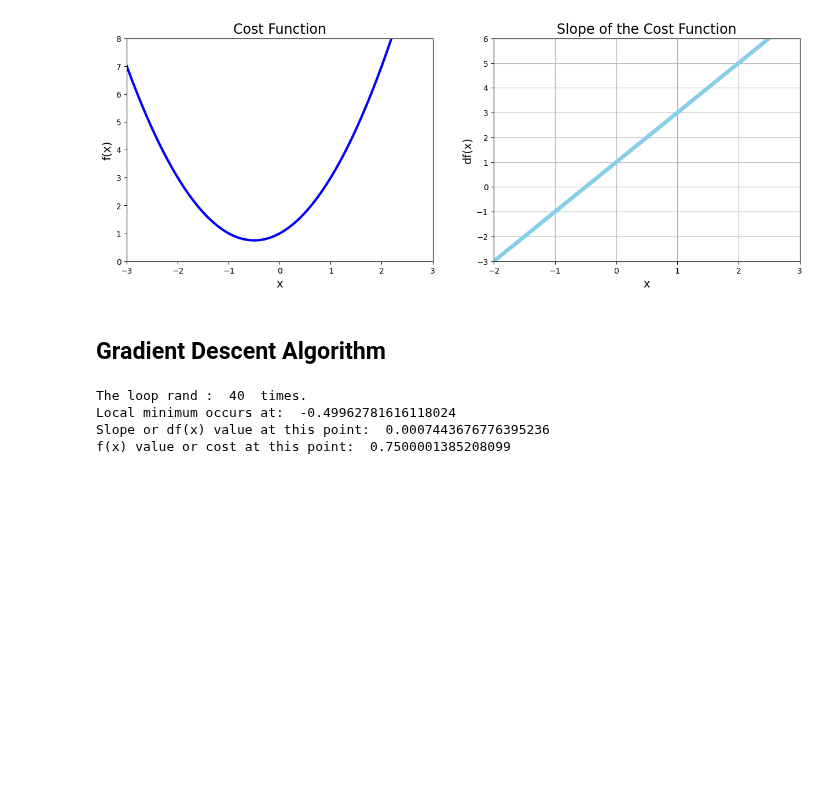
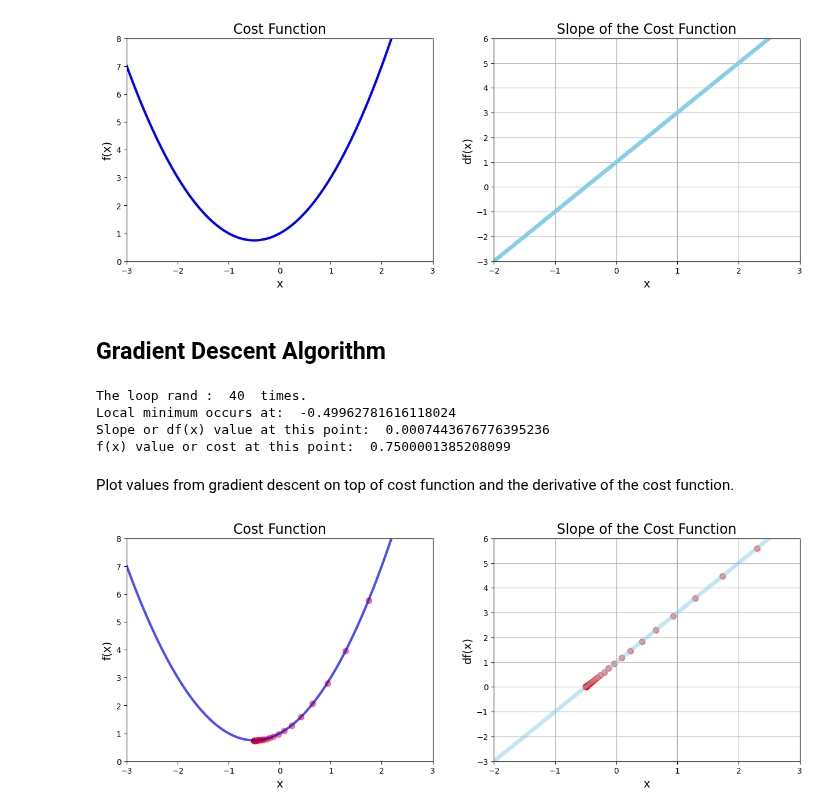
Before and after one commit to srofe/MLBootcamp, a Jupyter notebook: 03-GradientDescent/GradientDescent.ipynb, the cells around one changed output. Drawn from its saved outputs; the diff is of its cells as text; code cells hidden in the pictures; blank space fills up the shorter version.

Commit message:
Add plots illustrating convergence
This shows the convergence of the gradient descent algorithm throughout
the loop calculating the x value where the minimum of the cost function
occurs.

```diff
--- a/03-GradientDescent/GradientDescent.ipynb
+++ b/03-GradientDescent/GradientDescent.ipynb
@@ -62,10 +62,13 @@ plt.show()
 # %% [markdown]
 ## Gradient Descent Algorithm
 # %%
-new_x = 3               # Starting point
-previous_x = 0          # Temporary variable used to hold previous value of x
-step_multiplier = 0.1   # Learning rate (also called gamma).
-precision = 0.0001      # Used to determine when to stop the loop.
+new_x = 3                   # Starting point
+previous_x = 0              # Temporary variable used to hold previous value of x
+step_multiplier = 0.1       # Learning rate (also called gamma).
+precision = 0.0001          # Used to determine when to stop the loop.
+
+x_values = [new_x]          # List to hold x values for plotting.
+slope_list = [df(new_x)]    # List to hold calculated slope for each x value.
 
 # Gradient descent algorithm loop
 for n in range (500) :
@@ -73,6 +76,8 @@ for n in range (500) :
     gradient = df(previous_x)
     # Find the new value of x by adjusting the current value of x by gradient (using the learning rate to control the size of steps).
     new_x = previous_x - step_multiplier * gradient
+    x_values.append(new_x)
+    slope_list.append(df(new_x))
 
     step_size = abs(new_x - previous_x)
     # Stop the algorithm when the delta-x is less than the precision value.
@@ -88,3 +93,32 @@ The loop rand :  40  times.
 Local minimum occurs at:  -0.49962781616118024
 Slope or df(x) value at this point:  0.0007443676776395236
 f(x) value or cost at this point:  0.7500001385208099
+# %% [markdown]
+Plot values from gradient descent on top of cost function and the derivative of the cost function.
+# %%
+plt.figure(figsize=(15, 5))
+
+plt.subplot(1, 2, 1)
+plt.title('Cost Function', fontsize=17)
+plt.xlabel('x', fontsize=14)
+plt.ylabel('f(x)', fontsize=14)
+plt.xlim(-3, 3)
+plt.ylim(0, 8)
+
+plt.plot(xData, f(xData), color='blue', linewidth=3, alpha=0.7)
+values = np.array(x_values)
+plt.scatter(x_values, f(values), color='red', s=50, alpha=0.5)
+
+plt.subplot(1, 2, 2)
+plt.title('Slope of the Cost Function', fontsize=17)
+plt.xlabel('x', fontsize=14)
+plt.ylabel('df(x)', fontsize=14)
+plt.xlim(-2, 3)
+plt.ylim(-3, 6)
+plt.grid()
+
+plt.plot(xData, df(xData), color='skyblue', linewidth=5, alpha=0.5)
+plt.scatter(x_values,  slope_list, color='red', s=50, alpha=0.5)
+plt.show()
+# %% [output]
+[figure, added]
```
